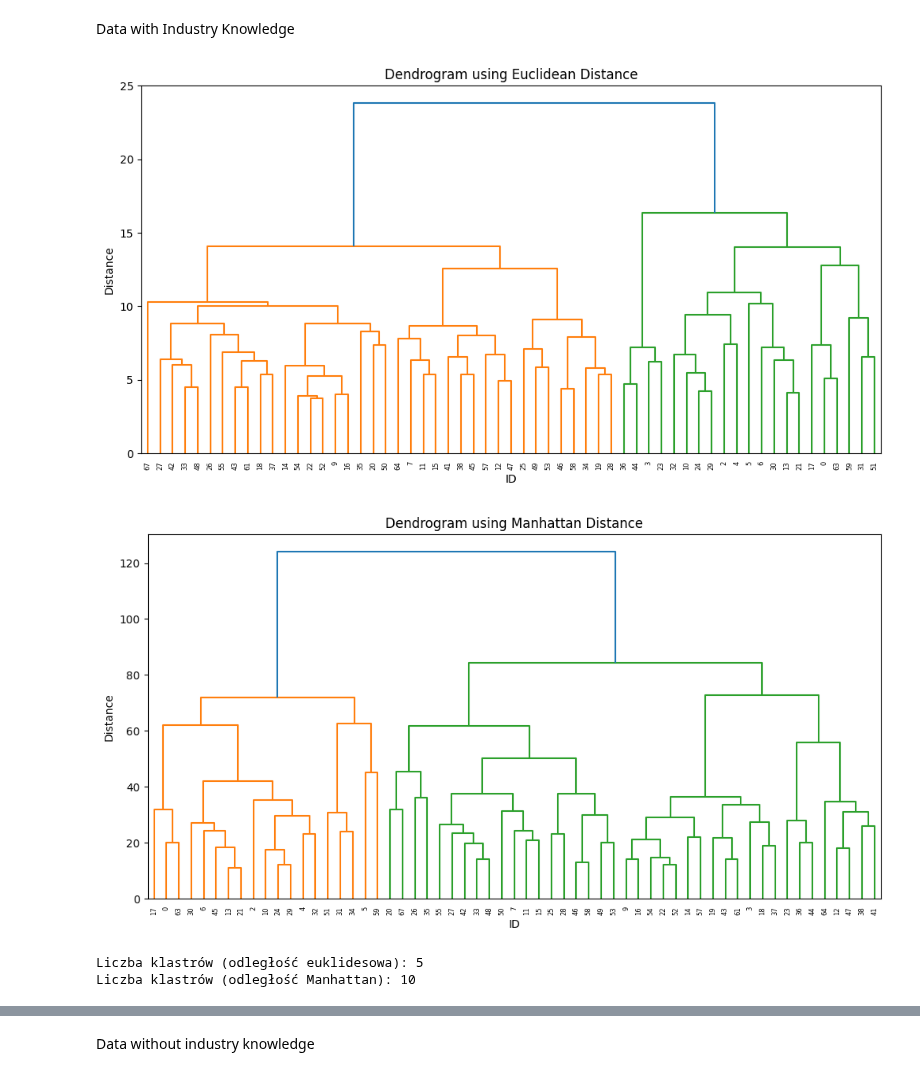
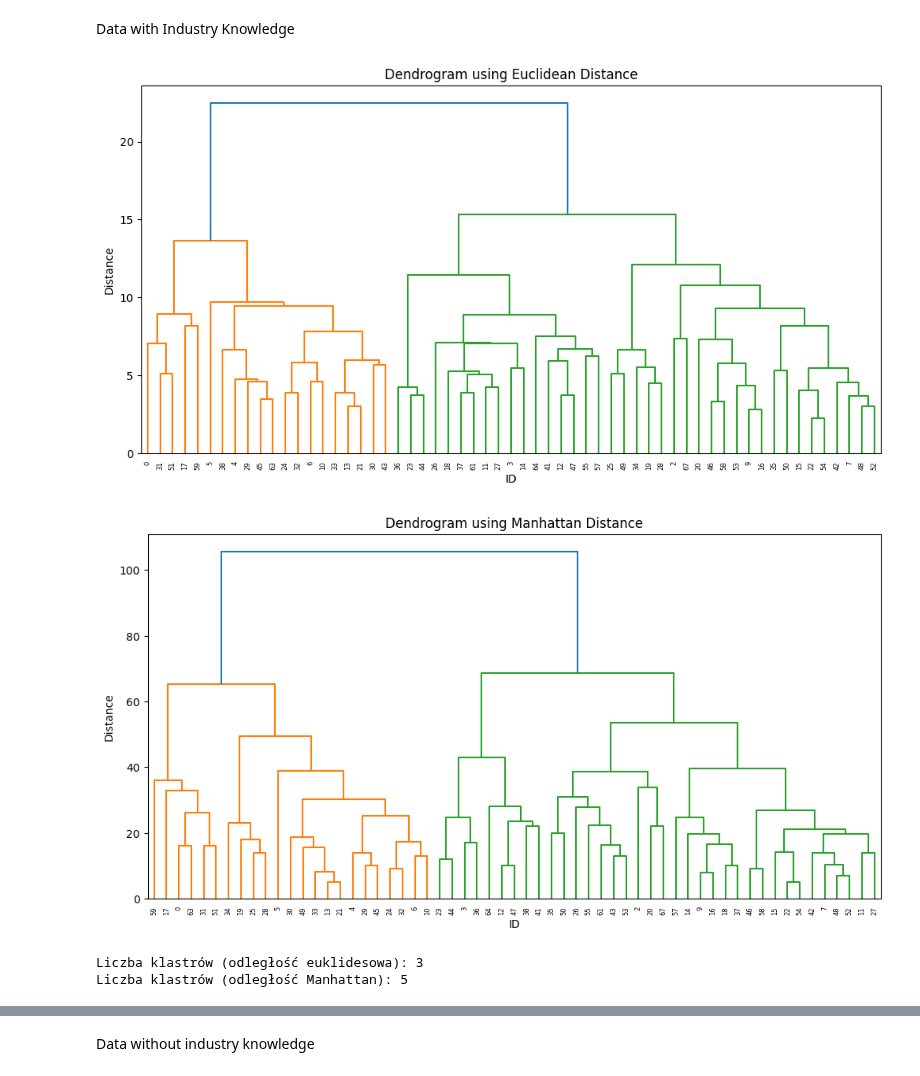
Before and after one commit to MalwinaKoz/Project-People-Analytics, a Jupyter notebook: notebooks/04_AdditionalAnalysis.ipynb, the cells around one changed output, grey strips where cells are left out. Cells and saved outputs as stored; diff of their text form; code cells hidden in the pictures.

```diff
--- a/notebooks/04_AdditionalAnalysis.ipynb
+++ b/notebooks/04_AdditionalAnalysis.ipynb
@@ -7,4 +7,4 @@ import matplotlib.pyplot as plt
 from scipy.cluster.hierarchy import fcluster
 import seaborn as sns
 # %%
-data = pd.read_csv('../data/03_Processed/02_ProcessedData.csv')
+data = pd.read_csv("../data/03_Processed/02_ProcessedDataParticipation.csv")
@@ -19,8 +17,8 @@ selected_columns = data.iloc[:,1:]
 # %% [markdown]
 Data with Industry Knowledge
 # %%
-euclidean_dist = pdist(selected_columns, metric='euclidean')
-manhattan_dist = pdist(selected_columns, metric='cityblock')
+euclidean_dist = pdist(data, metric='euclidean')
+manhattan_dist = pdist(data, metric='cityblock')
 
 
 euclidean_clustering = sch.linkage(euclidean_dist, method='ward')
@@ -28,25 +26,25 @@ manhattan_clustering = sch.linkage(manhattan_dist, method='ward')
 # %%
 plt.figure(figsize=(12, 6))
 plt.title('Dendrogram using Euclidean Distance')
-sch.dendrogram(euclidean_clustering, labels=selected_columns.index)
+sch.dendrogram(euclidean_clustering, labels=data.index)
 plt.xticks(rotation=90)
 plt.xlabel('ID')
 plt.ylabel('Distance')
 plt.savefig('../figures/04_euclidean_dendrogram.png', dpi=300, bbox_inches='tight')
 plt.show()
 # %% [output]
-[figure, old version]
+[figure, new version]
 # %%
 plt.figure(figsize=(12, 6))
 plt.title('Dendrogram using Manhattan Distance')
-sch.dendrogram(manhattan_clustering, labels=selected_columns.index)
+sch.dendrogram(manhattan_clustering, labels=data.index)
 plt.xticks(rotation=90)
 plt.xlabel('ID')
 plt.ylabel('Distance')
 plt.savefig('../figures/04_manhattan_dendrogram.png', dpi=300, bbox_inches='tight')
 plt.show()
 # %% [output]
-[figure, old version]
+[figure, new version]
 # %%
 threshold_euclidean = 14
 threshold_manhattan = 50
@@ -64,8 +62,8 @@ num_manhattan_clusters = len(np.unique(manhattan_clusters))
 print(f"Liczba klastrów (odległość euklidesowa): {num_euclidean_clusters}")
 print(f"Liczba klastrów (odległość Manhattan): {num_manhattan_clusters}")
 # %% [output]
-Liczba klastrów (odległość euklidesowa): 5
-Liczba klastrów (odległość Manhattan): 10
+Liczba klastrów (odległość euklidesowa): 3
+Liczba klastrów (odległość Manhattan): 5
 # %%
 euclidean_cluster_assignment = data.groupby('Euclidean Cluster').apply(lambda x: list(x.index)).to_dict()
 manhattan_cluster_assignment = data.groupby('Manhattan Cluster').apply(lambda x: list(x.index)).to_dict()
```
Also changed, not shown: parts of 9 cells of this notebook, 1 other file.
